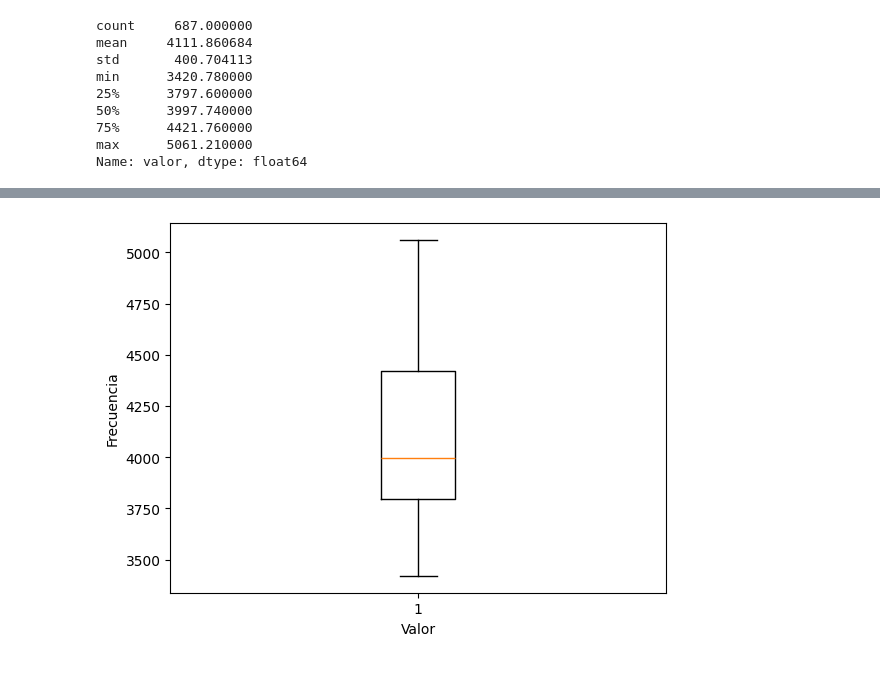
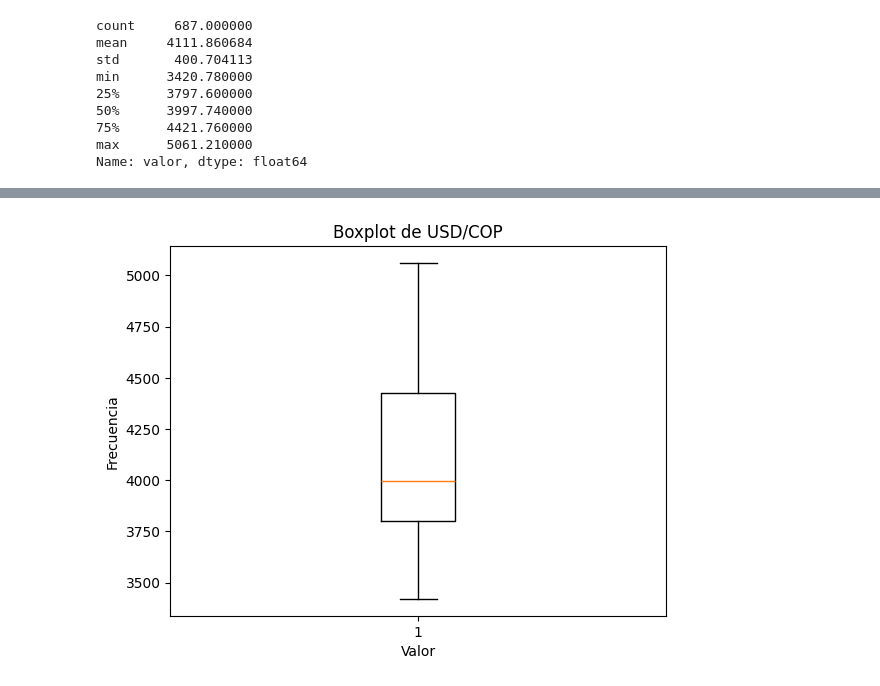
Before and after one commit to maestria-ds-eafit/Proyecto-Integrador-Semestre1, a Jupyter notebook: python-notebooks/EDA_Trm.ipynb, the cells around one changed output, grey strips where cells are left out. Drawn from its saved outputs; the diff is of its cells as text; code cells hidden in the pictures.

```diff
--- a/python-notebooks/EDA_Trm.ipynb
+++ b/python-notebooks/EDA_Trm.ipynb
@@ -89,7 +91,9 @@ for indice, grupo in duplicados.groupby(['vigenciadesde', 'vigenciahasta']):
 # %%
 # Borramos los duplicados que TRM
 
-df_sin_duplicados = df_trm.drop_duplicates(subset=['valor', 'vigenciadesde','vigenciahasta'])
+df_sin_duplicados = df_trm.drop_duplicates(
+    subset=["valor", "vigenciadesde", "vigenciahasta"]
+)
 
 # Imprime el DataFrame resultante
 print(f"Shape: {df_sin_duplicados.shape}")
@@ -171,11 +183,3 @@ hay_datos_nulos_valor = any(df.isnull()['valor'])
 print(hay_datos_nulos_vigenciadesde, hay_datos_nulos_valor)
 # %% [output]
 True False
-# %%
-# Obtiene el índice 675
-indice_vigenciadesde = 674
-
-# Coloca el valor en el DataFrame
-df.loc[indice_vigenciadesde, 'vigenciadesde'] = '2023-11-02'
-
-print(df)
@@ -241,7 +257,7 @@ sns.histplot(df['valor'], bins=100, linewidth=0.5)
 # %%
-df['año'] = df['vigenciadesde'].dt.year
-df_agrupado = df.groupby('año')
-df.groupby('año')['valor'].describe()
+df["year"] = df["vigenciadesde"].dt.year
+df_agrupado = df.groupby("year")
+df.groupby("year")["valor"].describe()
 # %% [output]
 A value is trying to be set on a copy of a slice from a DataFrame.
 Try using .loc[row_indexer,col_indexer] = value instead
@@ -269,0 +303,17 @@ plt.show()
+# %%
+# Set 'vigenciadesde' as the index
+df.set_index("vigenciadesde", inplace=True)
+
+# Create a complete date range
+full_date_range = pd.date_range(start=df.index.min(), end=df.index.max())
+
+# Reindex the DataFrame
+df = df.reindex(full_date_range)
+
+# Choose an imputation method, for example, forward fill
+df.ffill(inplace=True)
+
+# Reset the index if needed
+df.reset_index(inplace=True)
+df.rename(columns={"index": "vigenciadesde"}, inplace=True)
+df.head()
@@ -270,15 +331,17 @@ plt.show()
 # %%
 fig, ax = plt.subplots()
 
-ax.boxplot(df['valor'], whis=1.5, showfliers=True)
+ax.boxplot(df["valor"], whis=1.5, showfliers=True)
 
-ax.set_xlabel('Valor')
+ax.set_xlabel("Valor")
 
-ax.set_ylabel('Frecuencia')
+ax.set_ylabel("Frecuencia")
 
-ax.annotate('Valor atípico', (df['valor'].min(), 0.5))
+ax.annotate("Valor atípico", (df["valor"].min(), 0.5))
+
+plt.title("Boxplot de USD/COP")
 
 plt.show()
 # %% [output]
-[figure, old version]
+[figure, new version]
 # %%
```
Also changed, not shown: parts of 27 cells of this notebook, 3 other files.
